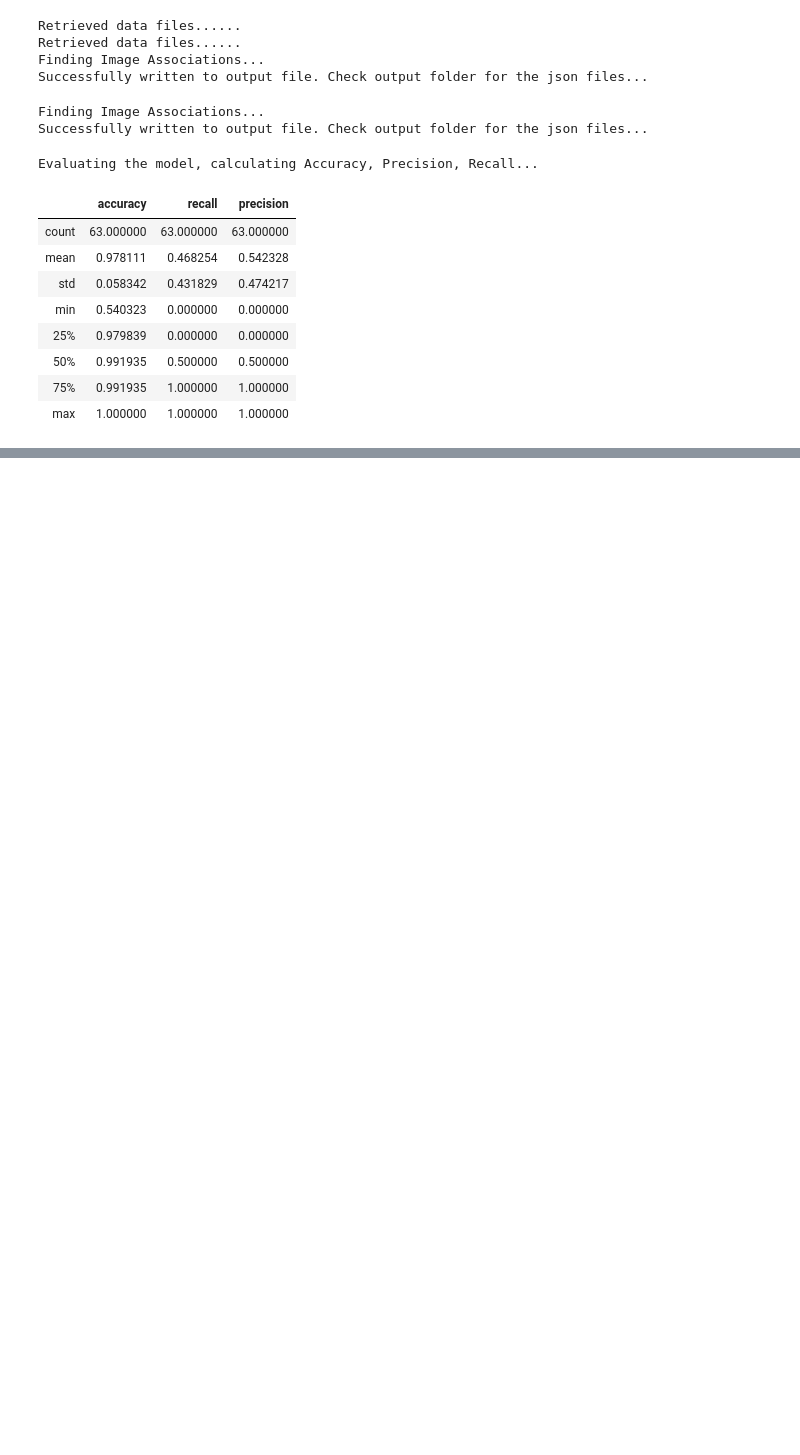
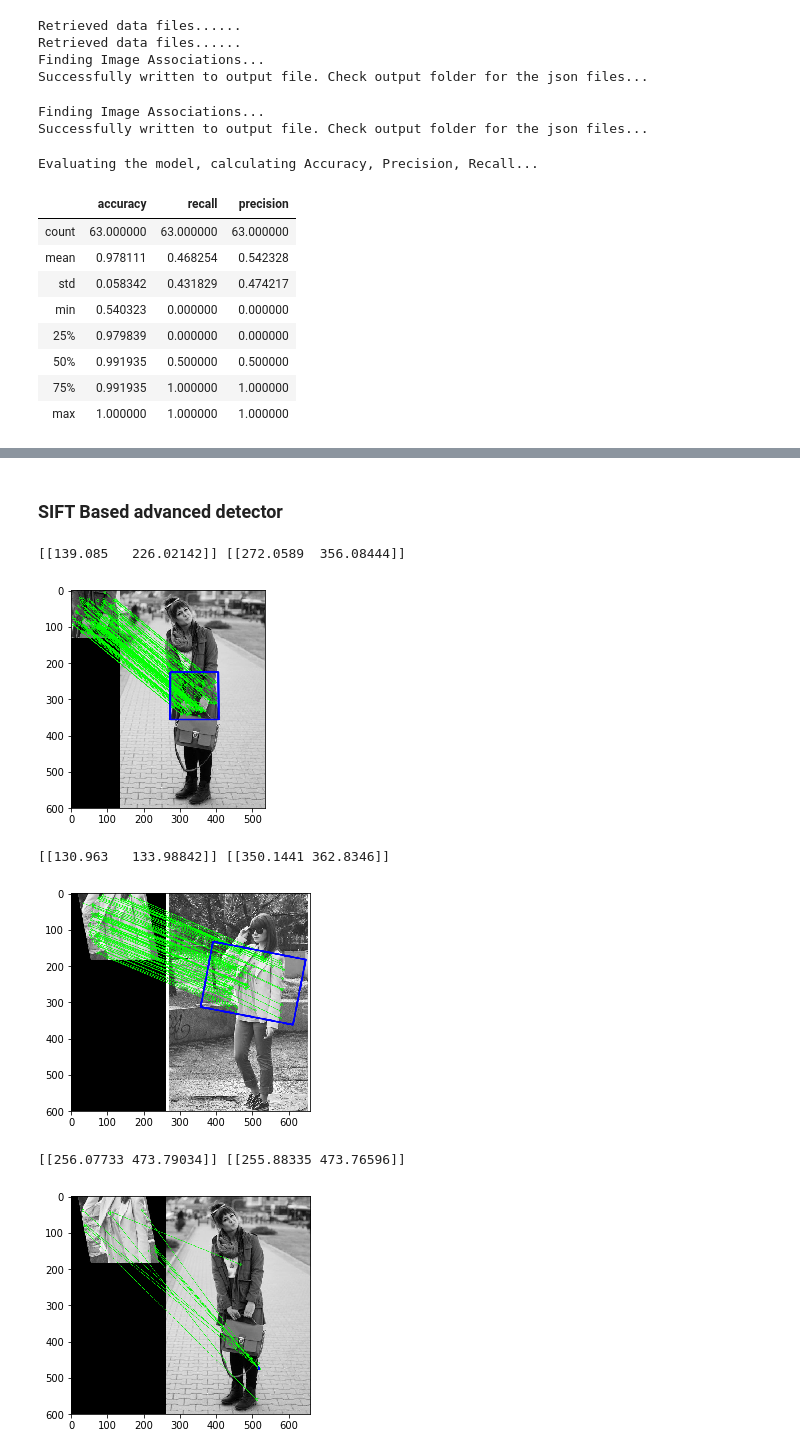
Before and after one commit to labrodar25/Images-Crops-Association, a Jupyter notebook: src/detection_notebook.ipynb, the cells around one changed output, grey strips where cells are left out. Saved outputs shown, nothing was run; the diff lists cells and outputs as text; code cells hidden in the pictures; blank space fills up the shorter version.

Commit message:
SIFT based detector

```diff
--- a/src/detection_notebook.ipynb
+++ b/src/detection_notebook.ipynb
@@ -189,3 +161,5 @@ To retain the current behavior and silence the warning, pass 'sort=True'.
+# %% [markdown]
+### SIFT Based advanced detector
 # %%
 from matplotlib import pyplot as plt
 # %%
@@ -242,0 +214,24 @@ plt.imshow(img3), plt.show()
+# %%
+img1 = cv2.imread('../data/sample_SIFT/template.jpg',0)
+img2 = cv2.imread('../data/sample_SIFT/image.jpg',0)
+
+
+img3 = cv2.imread('../data/sample_SIFT/img_19.jpg',0)
+img4 = cv2.imread('../data/sample_SIFT/image_2.jpg',0)
+
+
+#normal alignment
+SIFTbasedDetector(img1, img2)
+
+#inclined alignment
+SIFTbasedDetector(img3, img4)
+
+#incorrect alignment
+SIFTbasedDetector(img3, img2)
+# %% [output]
+[[139.085   226.02142]] [[272.0589  356.08444]]
+[figure, added]
+[[130.963   133.98842]] [[350.1441 362.8346]]
+[figure, added]
+[[256.07733 473.79034]] [[255.88335 473.76596]]
+[figure, added]
```
Also changed, not shown: parts of 3 cells of this notebook, 4 other files.
